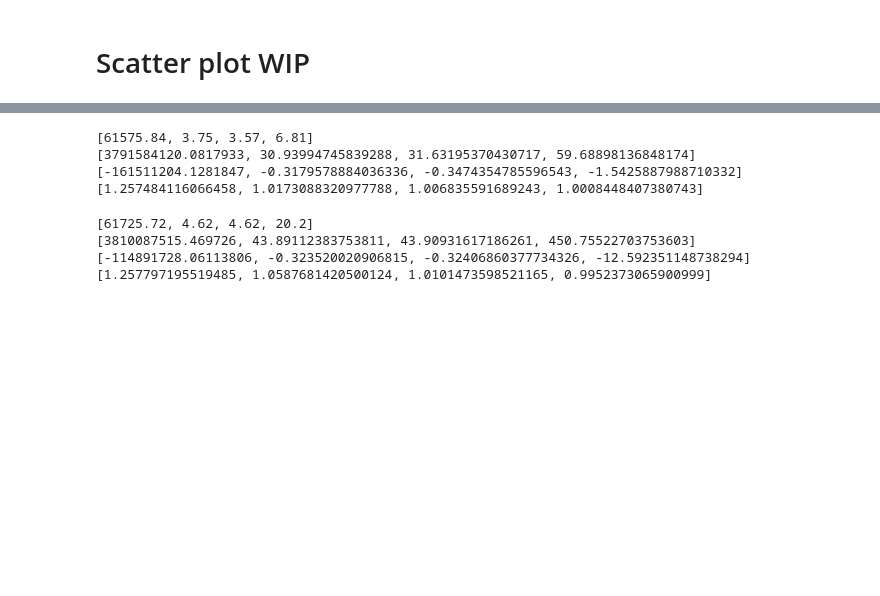
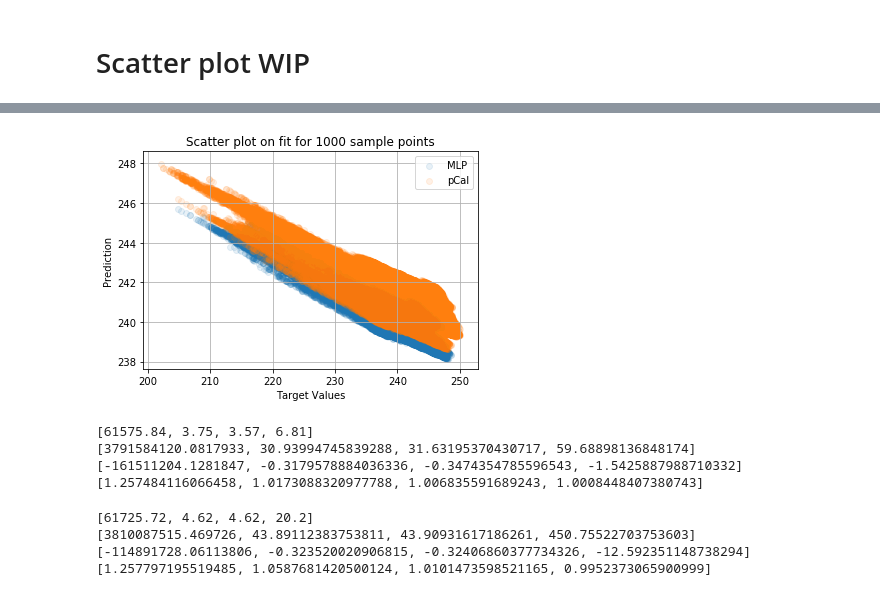
Before and after one commit to adomakor412/capstone, a Jupyter notebook: ML_Regression.ipynb, the cells around one changed output, grey strips where cells are left out. Saved outputs shown, nothing was run; the diff lists cells and outputs as text; code cells hidden in the pictures; blank space fills up the shorter version.

Commit message:
scatter plot rendering for outliers

```diff
--- a/ML_Regression.ipynb
+++ b/ML_Regression.ipynb
@@ -321,14 +358,36 @@ for samp in trainSamp:
 # %%
 # for i, (ML, pCal) in enumerate(pairs):
 #     for j, label in enumerate(name):
 #         plt.scatter(points, pairs[i][j], label=label)
 #     plt.title(titles[i])
 #     plt.legend(loc="center right")
 #     plt.xlabel("sample size")
 #     plt.ylabel(ylabels[i])
 
 
 #     plt.show()
+
+points =['1000','10000','100000']
+
+pairs_ML = (dfTarget_ML[1:],dfPredict_ML[1:])
+pairs_pCal = (dfTarget_pCal[1:], dfPredict_pCal[1:])
+pairs = (pairs_ML,pairs_pCal)
+
+
+name = ['MLP','pCal']
+#for i, (ML, pCal) in enumerate(pairs):
+for color in points:
+    i = points.index(color)
+    for j, label in enumerate(name):
+        plt.scatter(pairs[j][0][i], pairs[j][1][i], alpha=0.1, label=label)
+    plt.title(f'Scatter plot on fit for {color} sample points')
+    plt.xlabel("Target Values")
+    plt.ylabel("Prediction")
+    plt.legend()
+    plt.grid(True)
+    plt.show()
+# %% [output]
+[figure, added]
 # %%
 print(MAE_ML)
 print(MSE_ML)
```
Also changed, not shown: parts of 3 cells of this notebook, 1 other file.
